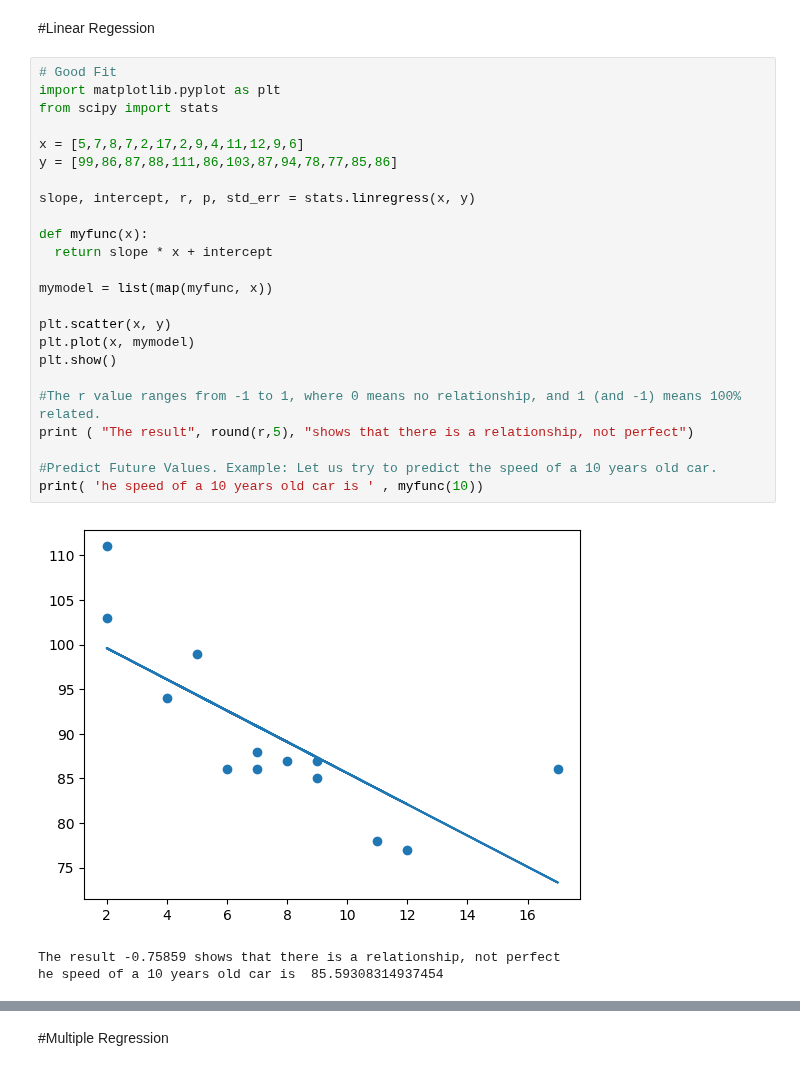
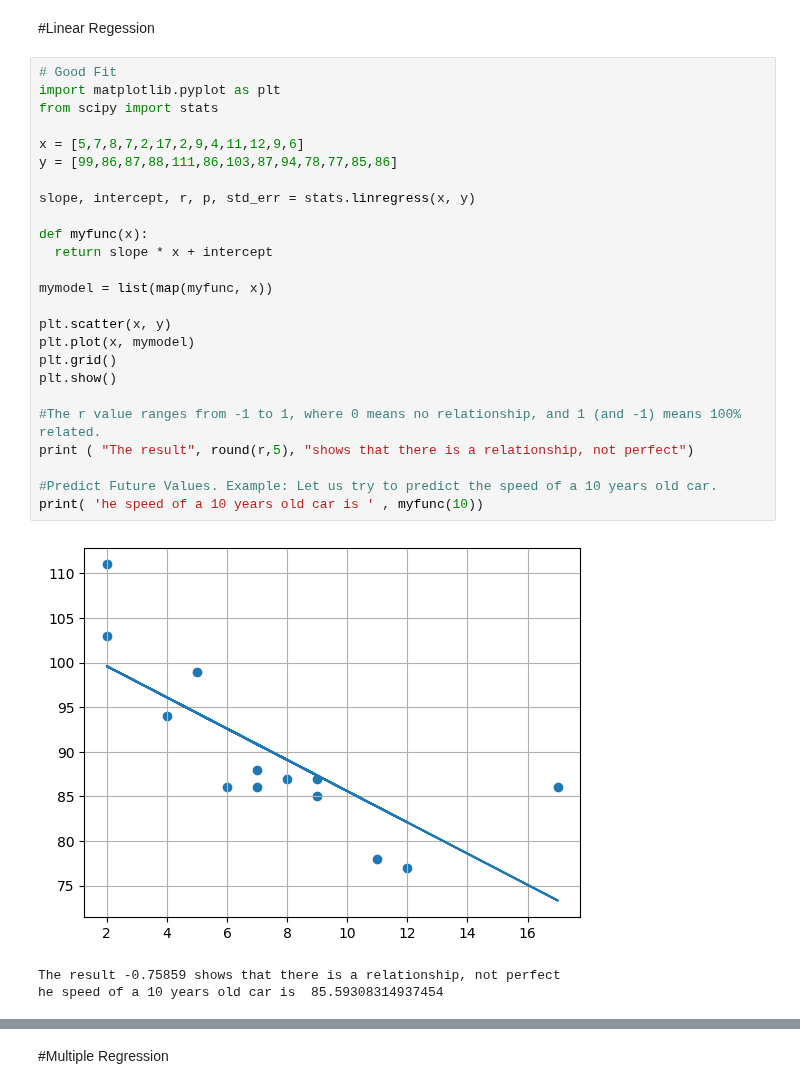
Before and after one commit to kjeyaram-orcl/DataScience, a Jupyter notebook: MachineLearningBasics.ipynb, the cells around one changed output, grey strips where cells are left out. Cells and saved outputs as stored; diff of their text form.

```diff
--- a/MachineLearningBasics.ipynb
+++ b/MachineLearningBasics.ipynb
@@ -42,29 +42,30 @@ plt.show()
 # %%
 # Good Fit
 import matplotlib.pyplot as plt
 from scipy import stats
 
 x = [5,7,8,7,2,17,2,9,4,11,12,9,6]
 y = [99,86,87,88,111,86,103,87,94,78,77,85,86]
 
 slope, intercept, r, p, std_err = stats.linregress(x, y)
 
 def myfunc(x):
   return slope * x + intercept
 
 mymodel = list(map(myfunc, x))
 
 plt.scatter(x, y)
 plt.plot(x, mymodel)
+plt.grid()
 plt.show()
 
 #The r value ranges from -1 to 1, where 0 means no relationship, and 1 (and -1) means 100% related.
 print ( "The result", round(r,5), "shows that there is a relationship, not perfect")
 
 #Predict Future Values. Example: Let us try to predict the speed of a 10 years old car.
 print( 'he speed of a 10 years old car is ' , myfunc(10))
 # %% [output]
-[figure, old version]
+[figure, new version]
 The result -0.75859 shows that there is a relationship, not perfect
 he speed of a 10 years old car is  85.59308314937454
 # %%
```
Also changed, not shown: parts of 2 cells of this notebook.
